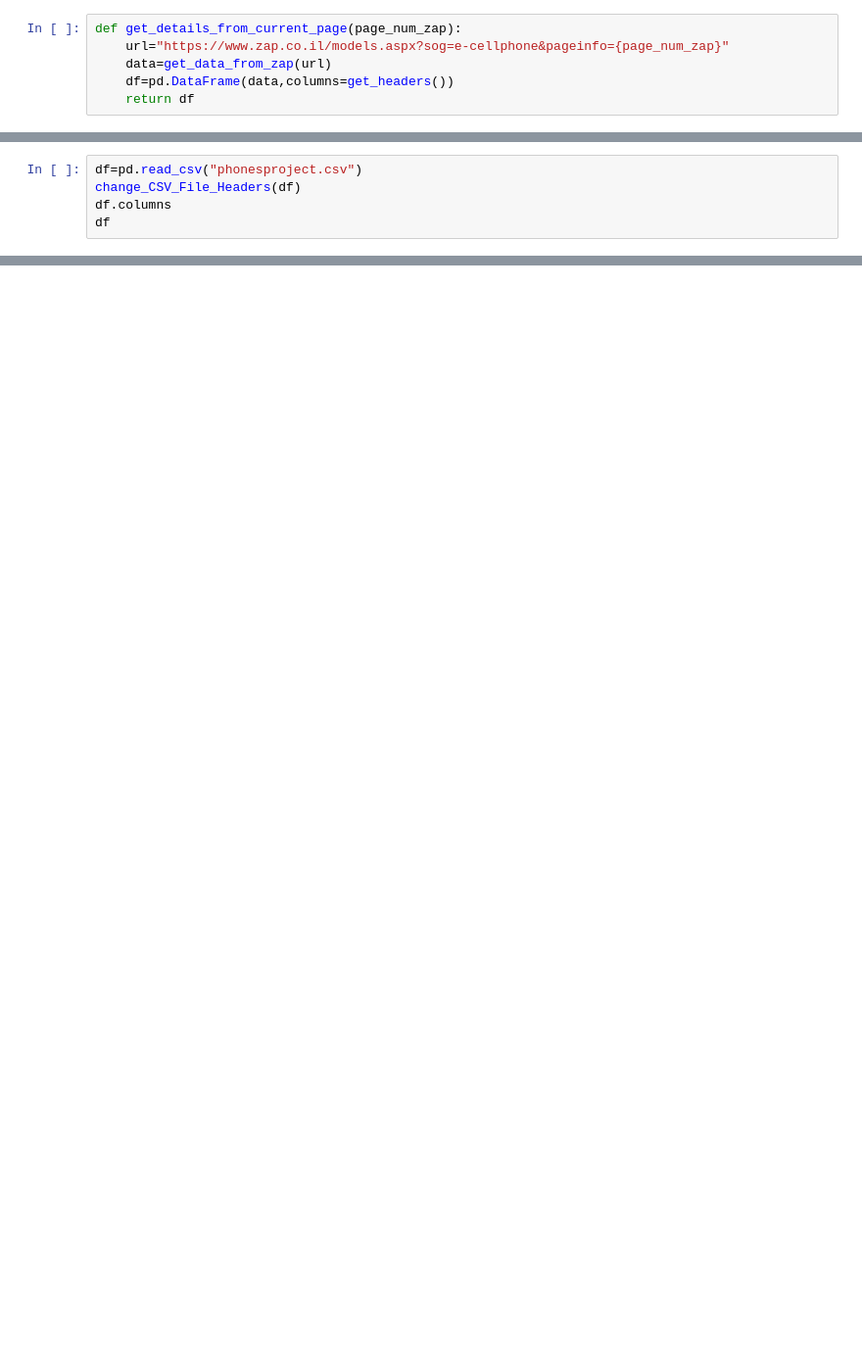
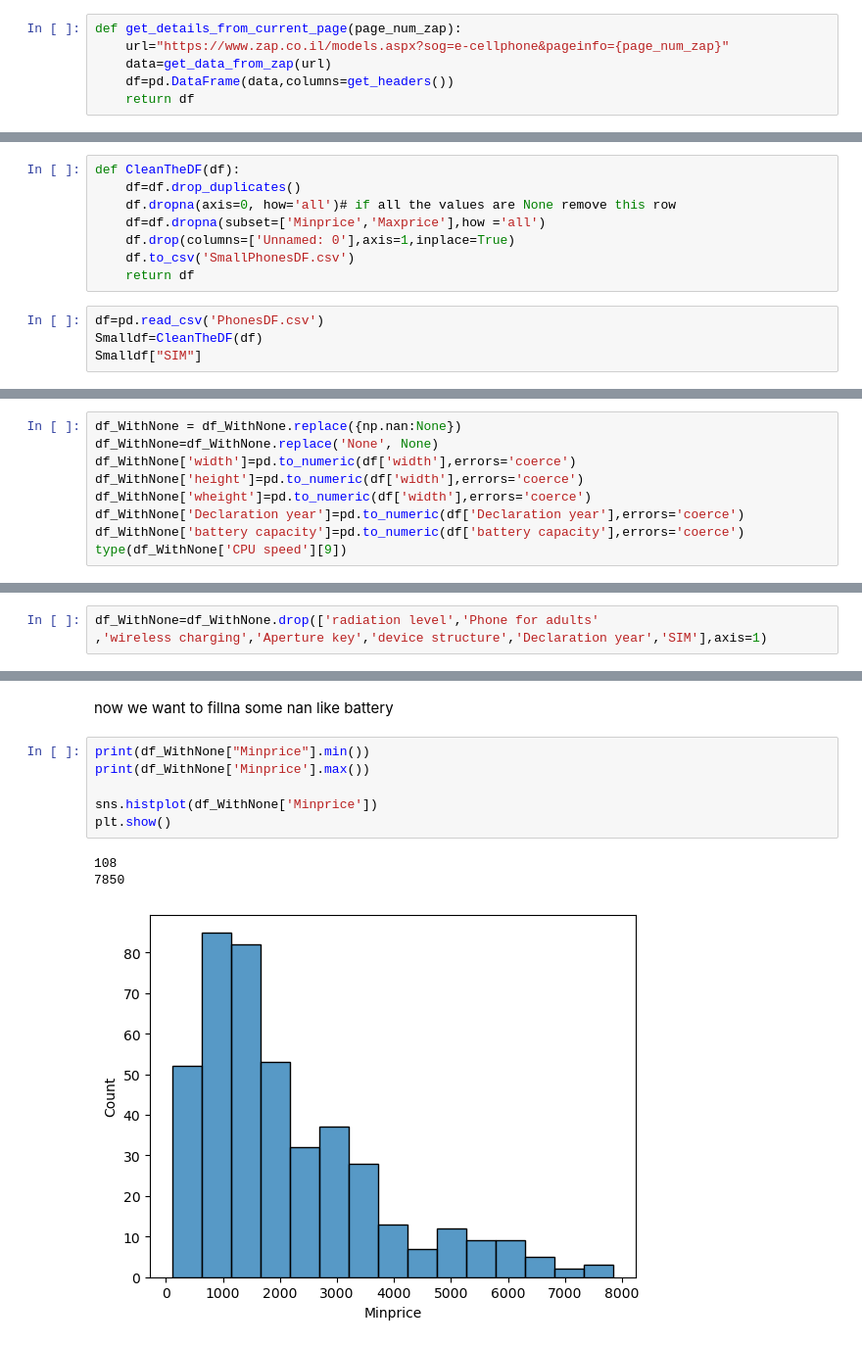
Before and after one commit to Davidtal1/PhoneProjects, a Jupyter notebook: PhonesProject.ipynb, the cells around one changed output, grey strips where cells are left out. Shown at 98% size. Saved outputs shown, nothing was run; the diff lists cells and outputs as text; blank space fills up the shorter version.

```diff
--- a/PhonesProject.ipynb
+++ b/PhonesProject.ipynb
@@ -222,6 +231,13 @@ def change_CSV_File_Headers(df):
+# %%
+def CleanTheDF(df):
+    df=df.drop_duplicates()
+    df.dropna(axis=0, how='all')# if all the values are None remove this row
+    df=df.dropna(subset=['Minprice','Maxprice'],how ='all')
+    df.drop(columns=['Unnamed: 0'],axis=1,inplace=True)
+    df.to_csv('SmallPhonesDF.csv')
+    return df
 # %%
-df=pd.read_csv("phonesproject.csv")
-change_CSV_File_Headers(df)
-df.columns
-df
+df=pd.read_csv('PhonesDF.csv')
+Smalldf=CleanTheDF(df)
+Smalldf["SIM"]
 # %% [output]
@@ -240,0 +365,9 @@ df
+# %%
+df_WithNone = df_WithNone.replace({np.nan:None})
+df_WithNone=df_WithNone.replace('None', None)
+df_WithNone['width']=pd.to_numeric(df['width'],errors='coerce')
+df_WithNone['height']=pd.to_numeric(df['width'],errors='coerce')
+df_WithNone['wheight']=pd.to_numeric(df['width'],errors='coerce')
+df_WithNone['Declaration year']=pd.to_numeric(df['Declaration year'],errors='coerce')
+df_WithNone['battery capacity']=pd.to_numeric(df['battery capacity'],errors='coerce')
+type(df_WithNone['CPU speed'][9])
@@ -240,0 +441,3 @@ df
+# %%
+df_WithNone=df_WithNone.drop(['radiation level','Phone for adults'
+,'wireless charging','Aperture key','device structure','Declaration year','SIM'],axis=1)
@@ -240,0 +464,12 @@ df
+# %% [markdown]
+now we want to fillna some nan like battery
+# %%
+print(df_WithNone["Minprice"].min())
+print(df_WithNone['Minprice'].max())
+
+sns.histplot(df_WithNone['Minprice'])
+plt.show()
+# %% [output]
+108
+7850
+[figure, added]
```
Also changed, not shown: parts of 30 cells of this notebook, 2 other files.
